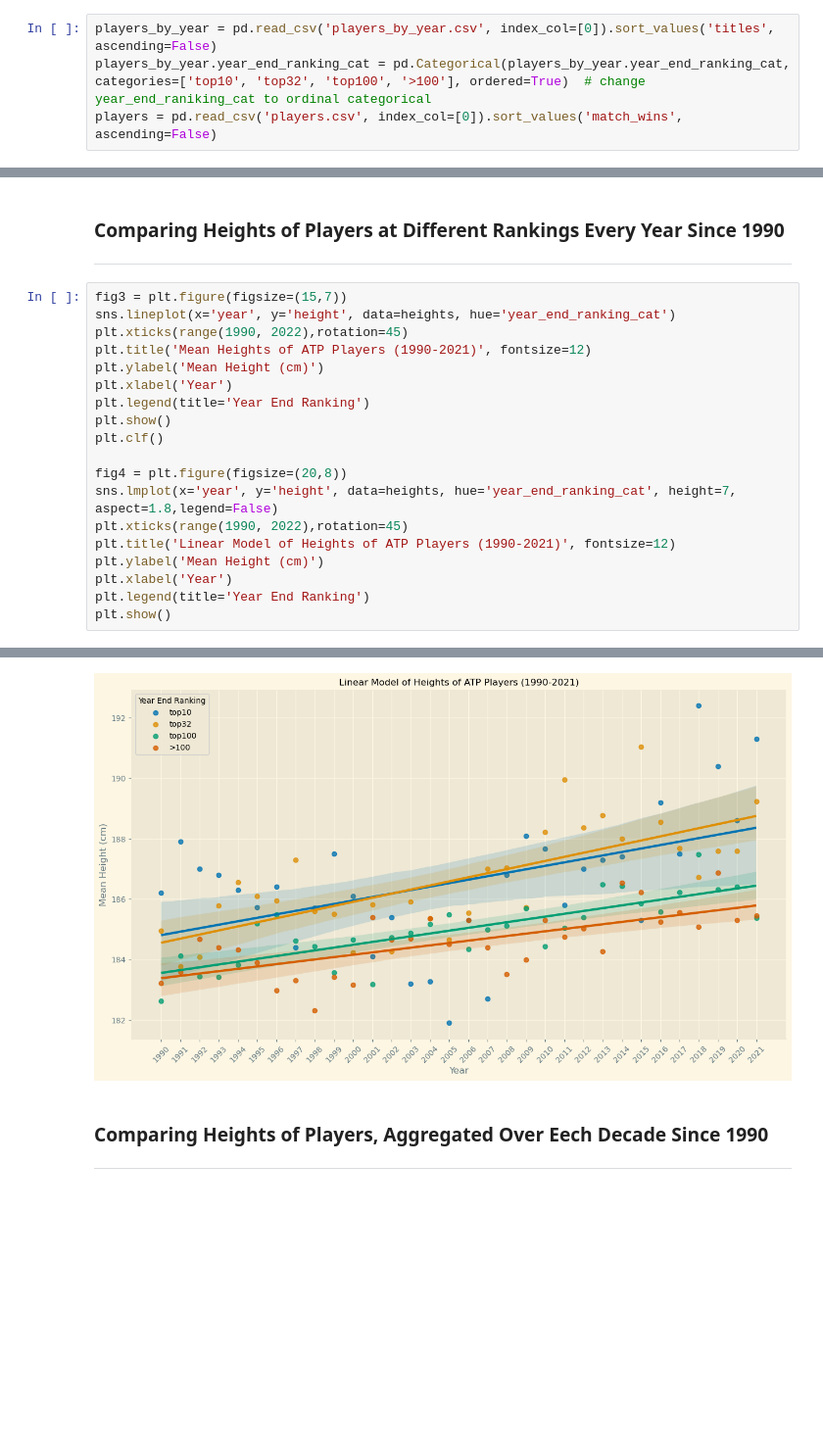
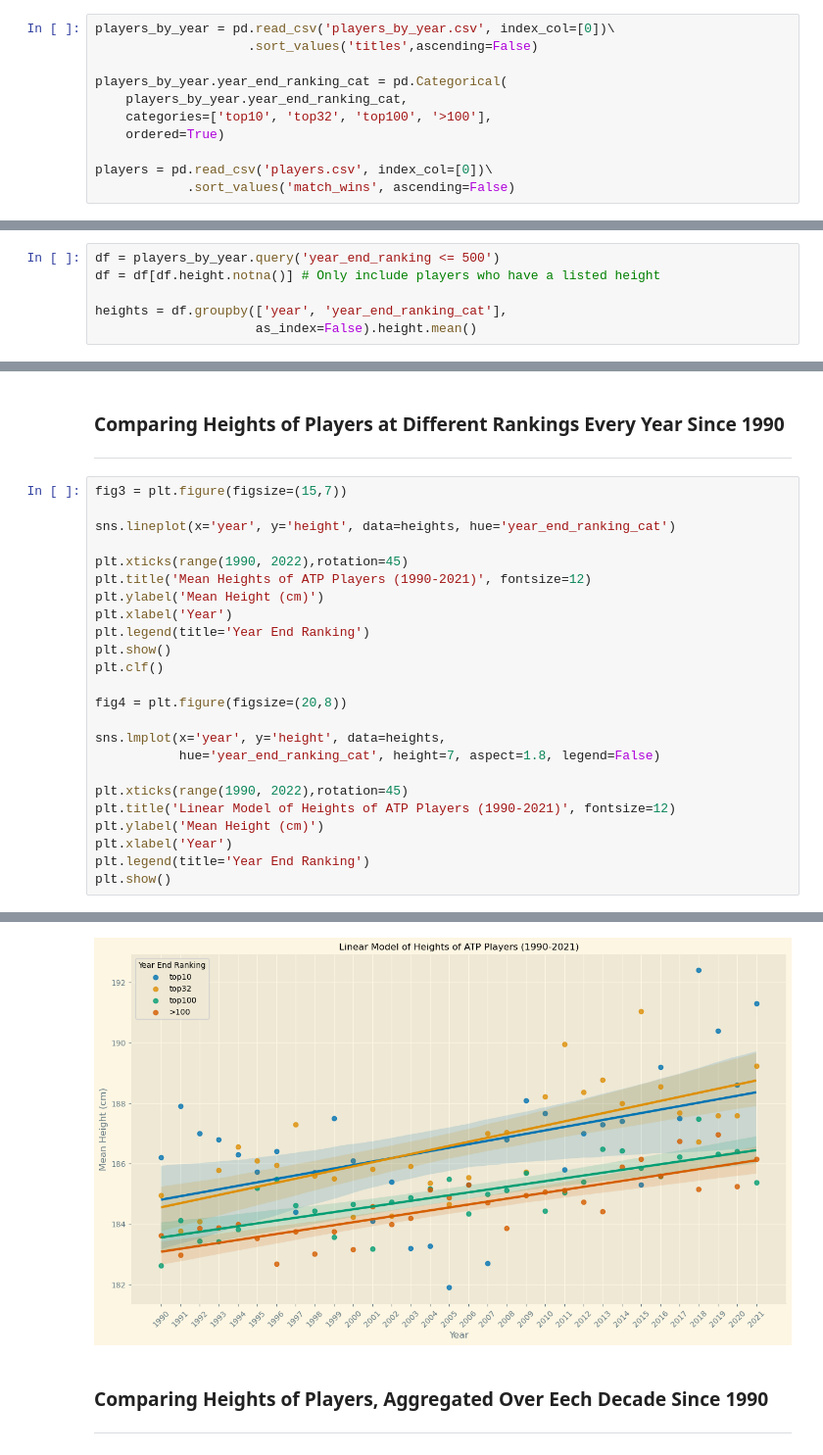
Before and after one commit to jameswmiller/ATP_project, a Jupyter notebook: ATP_eda.ipynb, the cells around one changed output, grey strips where cells are left out. Shown at 98% size. Cells and saved outputs as stored; diff of their text form; blank space fills up the shorter version.

```diff
--- a/ATP_eda.ipynb
+++ b/ATP_eda.ipynb
@@ -31,9 +31,16 @@ pd.set_option('display.max_rows', None)
 ### Load and Inspect Player Data
 ---
 # %%
-players_by_year = pd.read_csv('players_by_year.csv', index_col=[0]).sort_values('titles', ascending=False)
-players_by_year.year_end_ranking_cat = pd.Categorical(players_by_year.year_end_ranking_cat, categories=['top10', 'top32', 'top100', '>100'], ordered=True)  # change year_end_raniking_cat to ordinal categorical
-players = pd.read_csv('players.csv', index_col=[0]).sort_values('match_wins', ascending=False)
+players_by_year = pd.read_csv('players_by_year.csv', index_col=[0])\
+                    .sort_values('titles',ascending=False)
+
+players_by_year.year_end_ranking_cat = pd.Categorical(
+    players_by_year.year_end_ranking_cat,
+    categories=['top10', 'top32', 'top100', '>100'],
+    ordered=True)
+
+players = pd.read_csv('players.csv', index_col=[0])\
+            .sort_values('match_wins', ascending=False)
 # %%
 players_by_year.head()
 # %% [output]
@@ -128,0 +126,6 @@ df['year_cat'] = df.year.apply(add_year_cats)
+# %%
+df = players_by_year.query('year_end_ranking <= 500')
+df = df[df.height.notna()] # Only include players who have a listed height
+
+heights = df.groupby(['year', 'year_end_ranking_cat'],
+                     as_index=False).height.mean()
@@ -143,7 +158,9 @@ heights.head(8)
 ---
 # %%
 fig3 = plt.figure(figsize=(15,7))
+
 sns.lineplot(x='year', y='height', data=heights, hue='year_end_ranking_cat')
+
 plt.xticks(range(1990, 2022),rotation=45)
 plt.title('Mean Heights of ATP Players (1990-2021)', fontsize=12)
 plt.ylabel('Mean Height (cm)')
@@ -153,7 +170,10 @@ plt.show()
 plt.clf()
 
 fig4 = plt.figure(figsize=(20,8))
-sns.lmplot(x='year', y='height', data=heights, hue='year_end_ranking_cat', height=7, aspect=1.8,legend=False)
+
+sns.lmplot(x='year', y='height', data=heights,
+           hue='year_end_ranking_cat', height=7, aspect=1.8, legend=False)
+
 plt.xticks(range(1990, 2022),rotation=45)
 plt.title('Linear Model of Heights of ATP Players (1990-2021)', fontsize=12)
 plt.ylabel('Mean Height (cm)')
@@ -165,6 +185,6 @@ plt.show()
 <Figure size 640x480 with 0 Axes>
 <Figure size 2000x800 with 0 Axes>
-[figure, old version]
+[figure, new version]
 # %% [markdown]
 ### Comparing Heights of Players, Aggregated Over Eech Decade Since 1990
 ---
```
Also changed, not shown: parts of 19 cells of this notebook, 2 other files.
